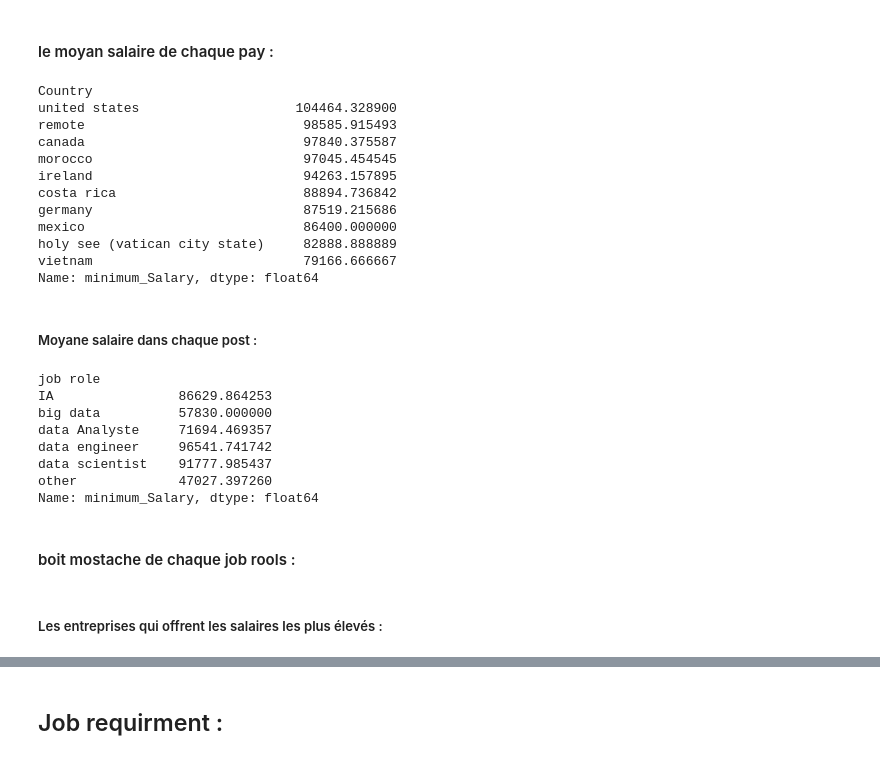
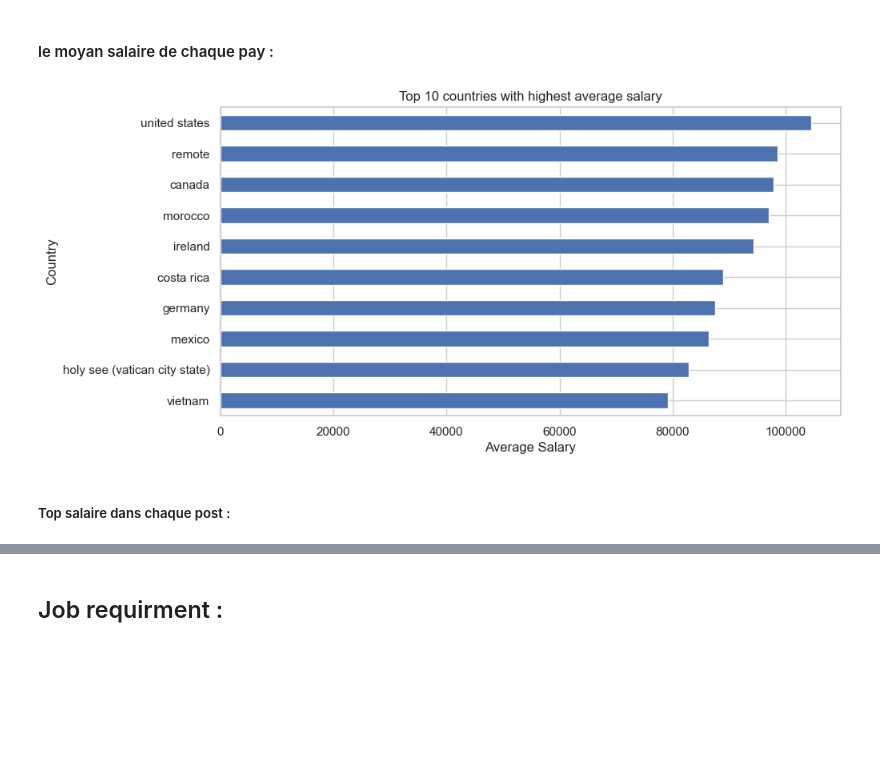
Before and after one commit to aminelfaquiri/Analyse_des_opportunites_demploi_Project, a Jupyter notebook: Analyse_des_opportunites_demploi.ipynb, the cells around one changed output, grey strips where cells are left out. Cells and saved outputs as stored; diff of their text form; code cells hidden in the pictures; blank space fills up the shorter version.

```diff
--- a/Analyse_des_opportunites_demploi.ipynb
+++ b/Analyse_des_opportunites_demploi.ipynb
@@ -772,39 +759,24 @@ plt.show()
 # %%
 # country has count greater than  :
 
 country_counts = Analyse_df['Country'].value_counts()
 
 countries_greater_than_3 = country_counts[country_counts > 10]
 
 Filtered_df = Analyse_df[Analyse_df['Country'].isin(countries_greater_than_3.index)]
 
 # get the average salary for each country  :
-Filtered_df.groupby('Country')['AVG_Salary'].mean().nlargest(10)
+Filtered_df = Filtered_df.groupby('Country')['AVG_Salary'].mean().nlargest(10)
+
+# create bar graph  :
+Filtered_df.plot(kind = 'barh', figsize = (10, 5)).invert_yaxis()
+
+# add figure labels :
+plt.xlabel('Average Salary')
+plt.ylabel('Country')
+plt.title('Top 10 countries with highest average salary')
+plt.show()
 # %% [output]
-Country
-united states                    104464.328900
-remote                            98585.915493
-canada                            97840.375587
-morocco                           97045.454545
-ireland                           94263.157895
-costa rica                        88894.736842
-germany                           87519.215686
-mexico                            86400.000000
-holy see (vatican city state)     82888.888889
-vietnam                           79166.666667
-Name: minimum_Salary, dtype: float64
+[figure, added]
 # %% [markdown]
-##### Moyane salaire dans chaque post :
+##### Top salaire dans chaque post :
-# %%
-Analyse_df.groupby('job role')['AVG_Salary'].mean()
-# %% [output]
-job role
-IA                86629.864253
-big data          57830.000000
-data Analyste     71694.469357
-data engineer     96541.741742
-data scientist    91777.985437
-other             47027.397260
-Name: minimum_Salary, dtype: float64
-# %% [markdown]
-#### boit mostache de chaque job rools :
@@ -813,2 +782,0 @@ Name: minimum_Salary, dtype: float64
-# %% [markdown]
-#####  Les entreprises qui offrent les salaires les plus élevés :
```
Also changed, not shown: parts of 43 cells of this notebook.
